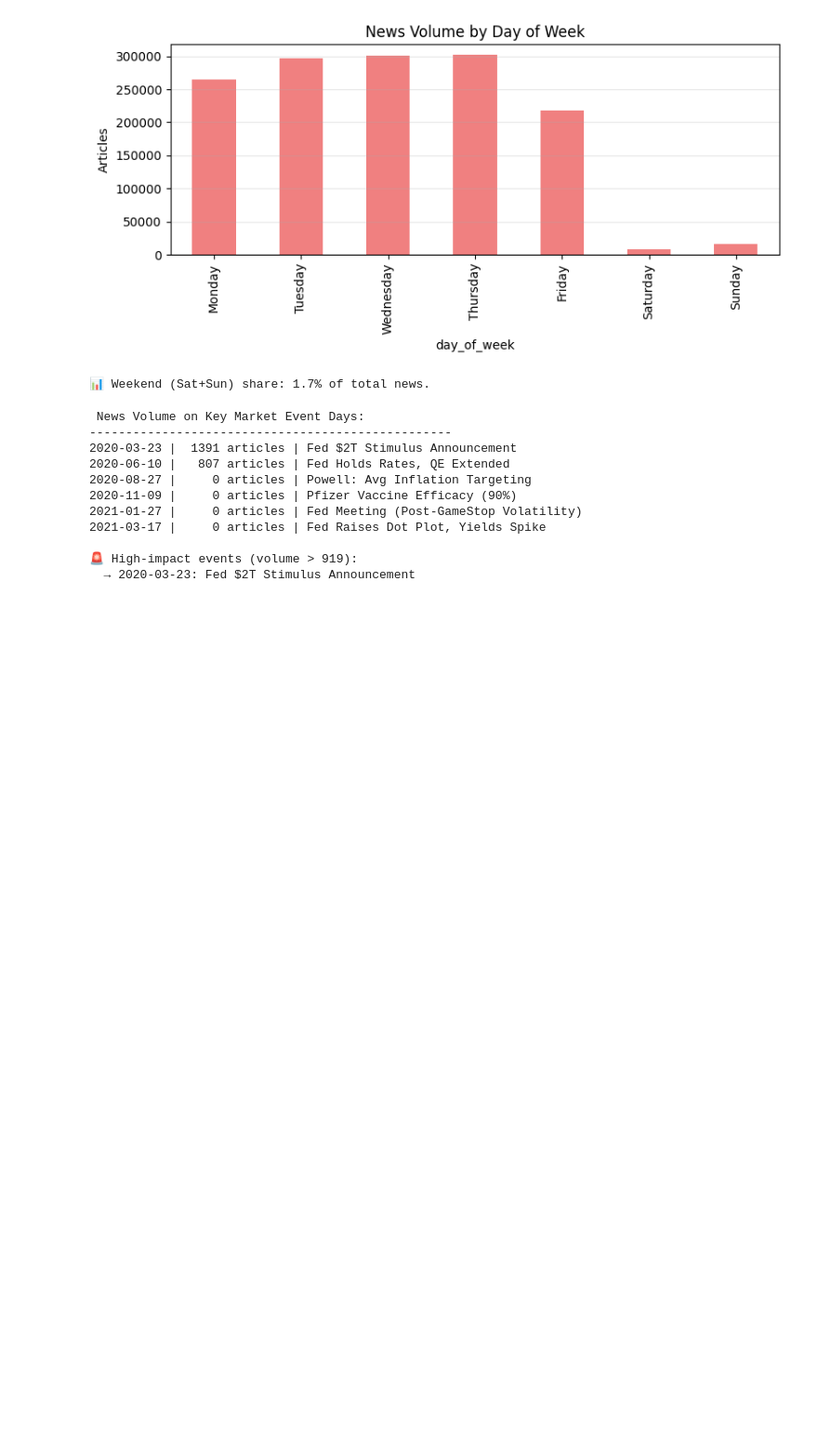
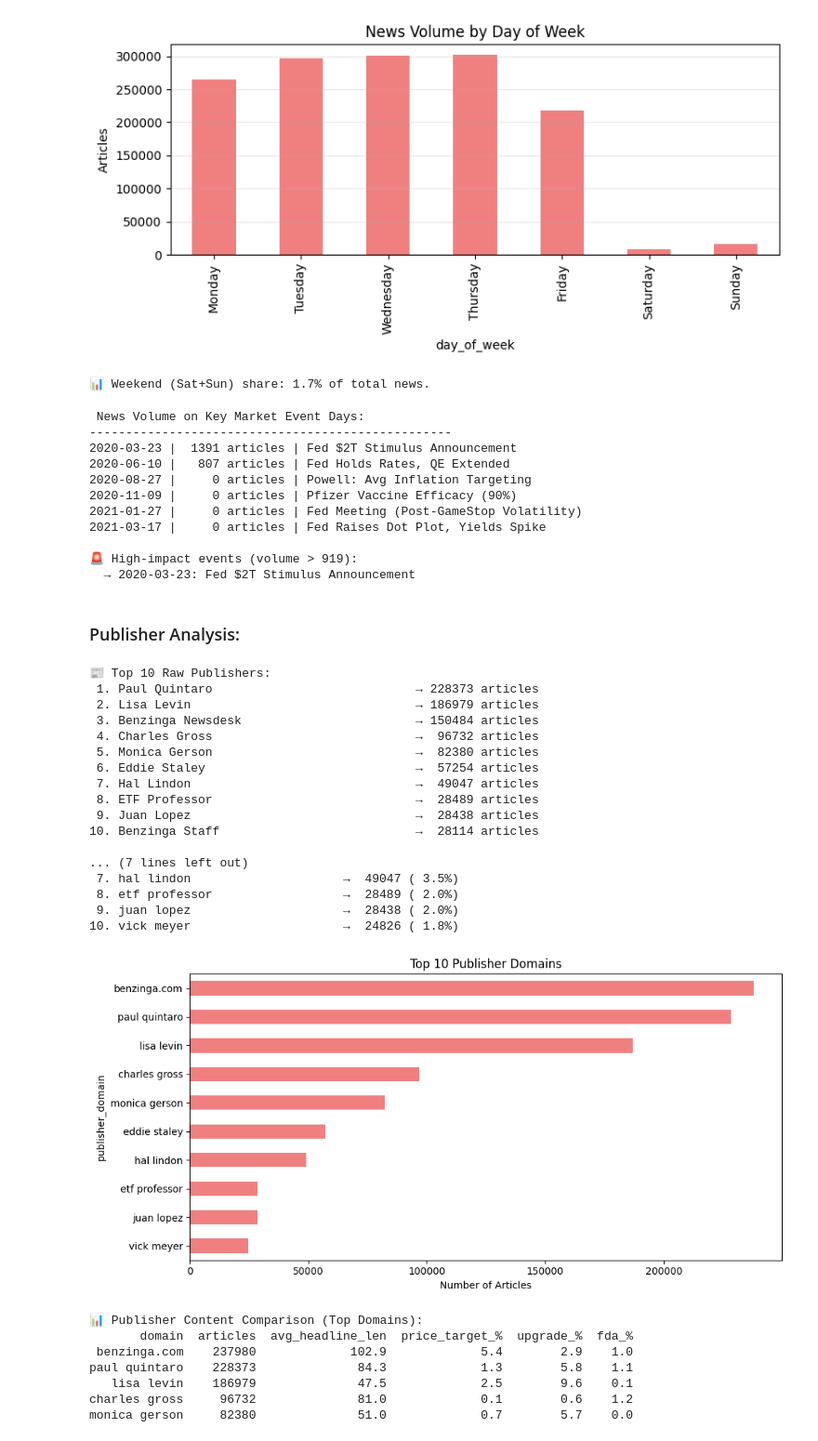
Before and after one commit to muhajirhualis/KAIM_Week1, a Jupyter notebook: notebooks/eda_notebook.ipynb, the cells around one changed output. Shown at 93% size. Saved outputs shown, nothing was run; the diff lists cells and outputs as text; code cells hidden in the pictures; blank space fills up the shorter version.

Commit message:
feat(eda): add Publisher Analysis

```diff
--- a/notebooks/eda_notebook.ipynb
+++ b/notebooks/eda_notebook.ipynb
@@ -196,3 +196,43 @@ event_map = align_with_market_events(news_df)
 
 🚨 High-impact events (volume > 919):
   → 2020-03-23: Fed $2T Stimulus Announcement
+# %% [markdown]
+### Publisher Analysis:
+# %%
+# Cell 7: Publisher Analysis
+from scripts.eda_publisher import extract_domains, top_publishers_analysis, publisher_content_analysis
+
+# 1. Extract domains
+news_df = extract_domains(news_df)  # adds 'publisher_domain'
+
+# 2. Top publishers & domains
+pub_counts, domain_counts = top_publishers_analysis(news_df)
+
+# 3. Compare content by domain
+content_df = publisher_content_analysis(news_df)
+# %% [output]
+📰 Top 10 Raw Publishers:
+ 1. Paul Quintaro                            → 228373 articles
+ 2. Lisa Levin                               → 186979 articles
+ 3. Benzinga Newsdesk                        → 150484 articles
+ 4. Charles Gross                            →  96732 articles
+ 5. Monica Gerson                            →  82380 articles
+ 6. Eddie Staley                             →  57254 articles
+ 7. Hal Lindon                               →  49047 articles
+ 8. ETF Professor                            →  28489 articles
+ 9. Juan Lopez                               →  28438 articles
+10. Benzinga Staff                           →  28114 articles
+
+... (7 lines left out)
+ 7. hal lindon                     →  49047 ( 3.5%)
+ 8. etf professor                  →  28489 ( 2.0%)
+ 9. juan lopez                     →  28438 ( 2.0%)
+10. vick meyer                     →  24826 ( 1.8%)
+[figure, added]
+📊 Publisher Content Comparison (Top Domains):
+       domain  articles  avg_headline_len  price_target_%  upgrade_%  fda_%
+ benzinga.com    237980             102.9             5.4        2.9    1.0
+paul quintaro    228373              84.3             1.3        5.8    1.1
+   lisa levin    186979              47.5             2.5        9.6    0.1
+charles gross     96732              81.0             0.1        0.6    1.2
+monica gerson     82380              51.0             0.7        5.7    0.0
```
Also changed, not shown: 1 other file.
